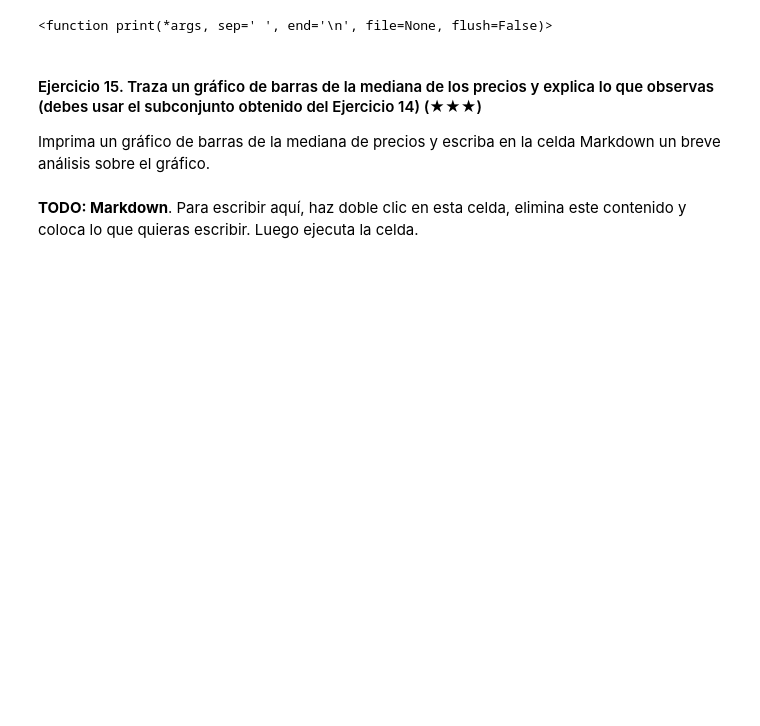
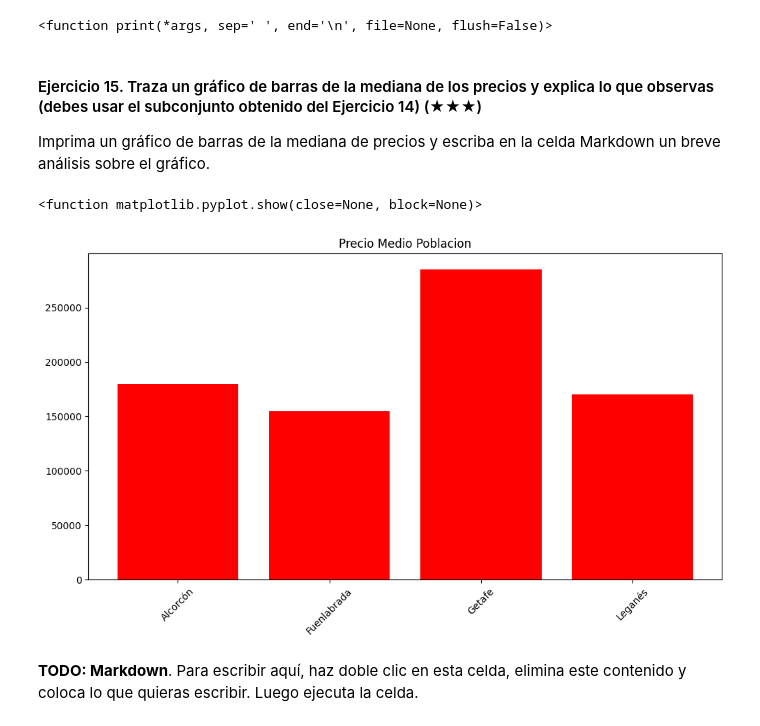
Before and after one commit to Laura-Cruz-Gil/realestate-datacleanup-exercise, a Jupyter notebook: project.es.ipynb, the cells around one changed output. Cells and saved outputs as stored; diff of their text form; code cells hidden in the pictures; blank space fills up the shorter version.

```diff
--- a/project.es.ipynb
+++ b/project.es.ipynb
@@ -299,7 +299,21 @@ print
 
 Imprima un gráfico de barras de la mediana de precios y escriba en la celda Markdown un breve análisis sobre el gráfico.
 # %%
-# TODO: Code
+import matplotlib.pylab as plt
+cinturon_sur_mediana = cinturon_sur.groupby('level5')['price'].median().reset_index()
+
+plt.figure(figsize=(10,6))
+plt.bar(cinturon_sur_mediana['level5'], cinturon_sur_mediana['price'], color = 'red')
+
+plt.xlabel = ('Población')
+plt.ylabel = ('Media Precios')
+plt.title ('Precio Medio Poblacion')
+plt.xticks(rotation=45)
+plt.tight_layout()
+plt.show
+# %% [output]
+<function matplotlib.pyplot.show(close=None, block=None)>
+[figure, added]
 # %% [markdown]
 **TODO: Markdown**. Para escribir aquí, haz doble clic en esta celda, elimina este contenido y coloca lo que quieras escribir. Luego ejecuta la celda.
 # %% [markdown]
```
Also changed, not shown: parts of 7 cells of this notebook.
